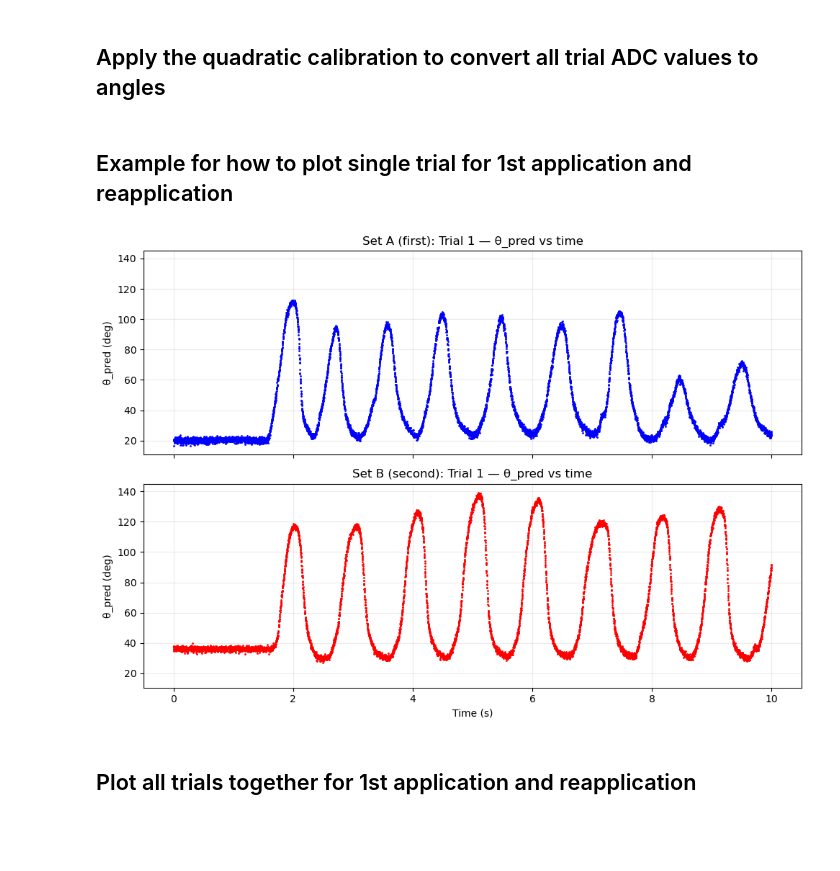
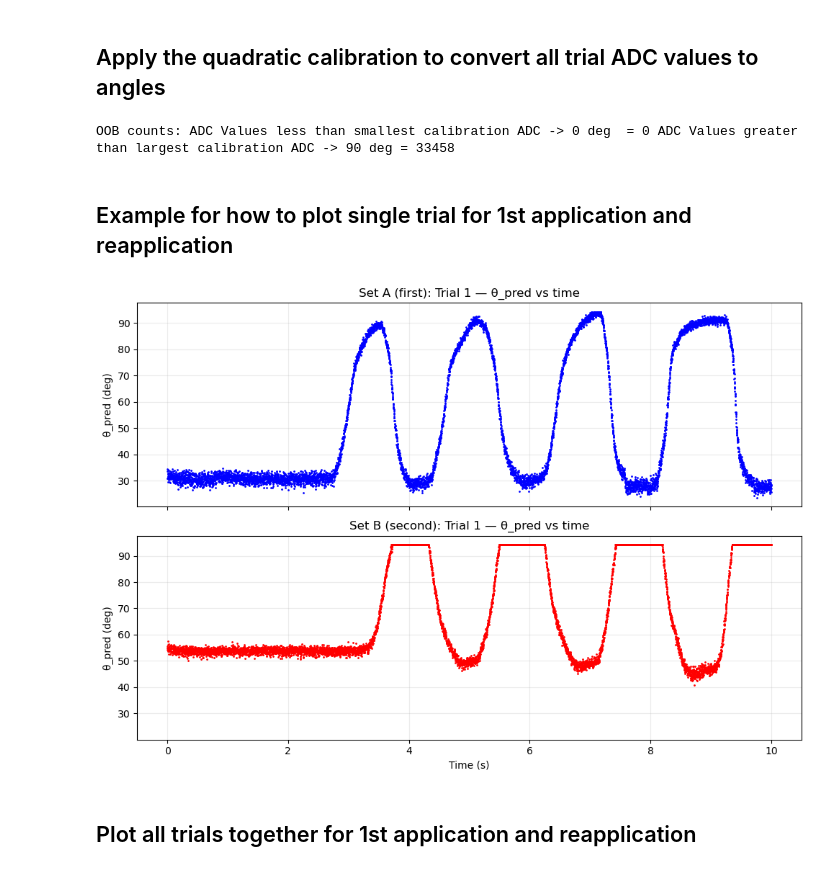
Before and after one commit to neuralengatberkeley/Strain-Sensor-, a Jupyter notebook: Code/analysis/camera_sensor_imu_analysis/Tom marble.ipynb, the cells around one changed output. Cells and saved outputs as stored; diff of their text form; code cells hidden in the pictures; blank space fills up the shorter version.

```diff
--- a/Code/analysis/camera_sensor_imu_analysis/Tom marble.ipynb
+++ b/Code/analysis/camera_sensor_imu_analysis/Tom marble.ipynb
@@ -407,24 +410,64 @@ Estimated radius r ≈ 0.3253 in  (95% CI: 0.3210, 0.3296),  R²=0.9927
 # %% [markdown]
 ## Apply the quadratic calibration to convert all trial ADC values to angles
 # %%
-# 2) Fit the quadratic ONCE from selected calibration data, then register calibration with the class
-x_fit = angle_adc_df["angle"].to_numpy(float)
-y_fit = angle_adc_df["adc_ch3"].to_numpy(float)
-c2, c1, c0 = np.polyfit(x_fit, y_fit, deg=2)
+# 1) Fit quadratic on labeled pairs BUT do not set anchors from it
+bb.fit_and_set_calibration(angle_adc_df, robust=True, anchors_source="fit_only", deg_min=0, deg_max=90)
 
-# (a) Fit, with min/max anchoring
-diag = bb.fit_and_set_calibration(
-    angle_adc_df,
-    robust=True,
-    anchors_source="empirical_minmax",  # max ADC -> 0°, min ADC -> 90°
-    deg_min=0.0,
-    deg_max=90.0,
+# 2) Anchors from calibration ADC stream (max→0 deg, min→90deg)
+adc_df = pd.read_csv(h_cal_path)
+y_raw  = pd.to_numeric(adc_df["adc_ch3"], errors="coerce").to_numpy(float)
+y0  = float(np.nanquantile(y_raw, 0.999))
+y90 = float(np.nanquantile(y_raw, 0.001))
+bb.calib.update(y0=y0, y90=y90, source="fit+external_minmax")
+
+# Rebuild inverse without clipping and with extrapolation
+bb.build_poly_inverse(clip_z=False, extrapolate=True)
+
+theta_all_first  = bb.trials_to_tall_df(
+    adc_trials_first, set_label="first", trial_len_sec=10.0,
+    use_poly_inverse=True, clamp_theta=False  # clamp off → see >90 or <0
 )
+theta_all_second = bb.trials_to_tall_df(
+    adc_trials_second, set_label="second", trial_len_sec=10.0,
+    use_poly_inverse=True, clamp_theta=False
+)
+theta_all = pd.concat([theta_all_first, theta_all_second], ignore_index=True)
 
-# Rebuild tall tables after changing calibration
-theta_all_first  = bb.trials_to_tall_df(adc_trials_first,  set_label="first",  trial_len_sec=10.0)
-theta_all_second = bb.trials_to_tall_df(adc_trials_second, set_label="second", trial_len_sec=10.0)
+
+# --------- Determine how many adc values in tests are OUTSIDE limits of adc values obtained during any calibration ----------> to check if strain rate effects
+# exist OR participant indeed stretched finger beyond 90 degrees
+
+# After setting  anchors:
+
+lo, hi = (y90, y0) if y90 < y0 else (y0, y90)
+
+def flag_oob(adc_array):
+    adc = np.asarray(adc_array, float)
+    over = adc > hi
+    under = adc < lo
+    return pd.DataFrame({
+        "adc_raw": adc,
+        "oob_over_hi": over,                     # ADC > max(anchor)
+        "oob_under_lo": under,                   # ADC < min(anchor)
+        "oob_margin": np.where(over, adc - hi, np.where(under, lo - adc, 0.0)),
+    })
+
+# Example: add flags to each tall table after building them (still using clamped θ)
+theta_all_first["adc_ch3"] = pd.to_numeric(theta_all_first["adc_ch3"], errors="coerce")
+flags_first = flag_oob(theta_all_first["adc_ch3"])
+theta_all_first = pd.concat([theta_all_first.reset_index(drop=True), flags_first], axis=1)
+
+theta_all_second["adc_ch3"] = pd.to_numeric(theta_all_second["adc_ch3"], errors="coerce")
+flags_second = flag_oob(theta_all_second["adc_ch3"])
+theta_all_second = pd.concat([theta_all_second.reset_index(drop=True), flags_second], axis=1)
+
 theta_all = pd.concat([theta_all_first, theta_all_second], ignore_index=True)
+
+print("OOB counts:",
+      "ADC Values less than smallest calibration ADC -> 0 deg  =", int(theta_all_first["oob_over_hi"].sum()),
+      "ADC Values greater than largest calibration ADC -> 90 deg =", int(theta_all_first["oob_under_lo"].sum()))
+# %% [output]
+OOB counts: ADC Values less than smallest calibration ADC -> 0 deg  = 0 ADC Values greater than largest calibration ADC -> 90 deg = 33458
 # %% [markdown]
 ## Example for how to plot single trial for 1st application and reapplication
 # %%
@@ -432,38 +475,38 @@ theta_all = pd.concat([theta_all_first, theta_all_second], ignore_index=True)
 # Need to double check with Phil, but first 15 of each should be ball bearing, 16-30 beaker
 
 # Filter trial 1 from each set
-A1 = theta_all[(theta_all["set_label"] == "first")  & (theta_all["trial"] == 15)]
-B1 = theta_all[(theta_all["set_label"] == "second") & (theta_all["trial"] == 15)]
+A1 = theta_all[(theta_all["set_label"] == "first")  & (theta_all["trial"] == 5)]
+B1 = theta_all[(theta_all["set_label"] == "second") & (theta_all["trial"] == 4)]
 
 
 
 fig, axes = plt.subplots(2, 1, figsize=(10, 7), sharex=True, sharey=True)
 
 # Top: FIRST set (blue) – trial 1
 if not A1.empty:
     axes[0].plot(A1["time_s"], A1["theta_pred_deg"], ".", markersize=2, color="blue")
 axes[0].set_title("Set A (first): Trial 1 — θ_pred vs time")
 axes[0].set_ylabel("θ_pred (deg)")
 axes[0].grid(alpha=0.25)
 
 # Bottom: SECOND set (red) – trial 1
 if not B1.empty:
     axes[1].plot(B1["time_s"], B1["theta_pred_deg"], ".", markersize=2, color="red")
 axes[1].set_title("Set B (second): Trial 1 — θ_pred vs time")
 axes[1].set_xlabel("Time (s)")
 axes[1].set_ylabel("θ_pred (deg)")
 axes[1].grid(alpha=0.25)
 
 # Fix y-range and ticks
 #axes[0].set_ylim(0, 90)
 #axes[1].set_ylim(0, 90)
 #axes[0].set_yticks(range(0, 90, 5))
 #axes[1].set_yticks(range(0, 90, 5))
 
 plt.tight_layout()
 plt.show()
 # %% [output]
-[figure, old version]
+[figure, new version]
 # %% [markdown]
 ## Plot all trials together for 1st application and reapplication
 # %%
```
Also changed, not shown: parts of 10 cells of this notebook, 2 other files.
